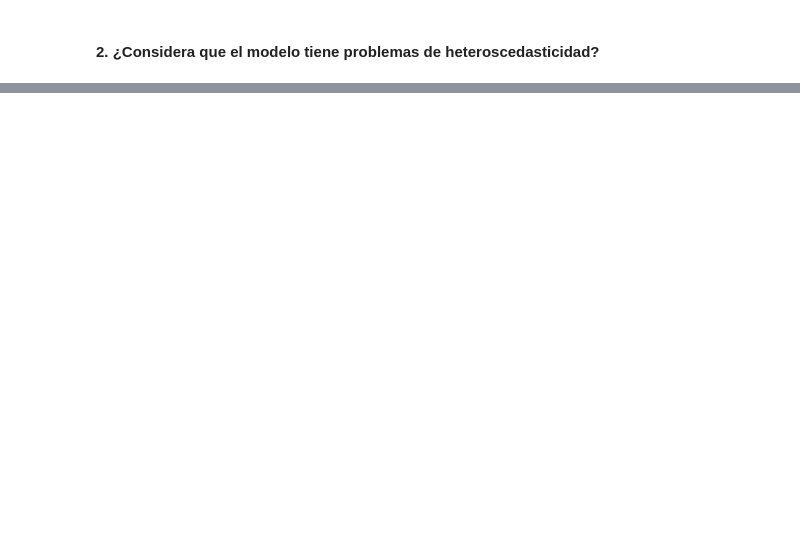
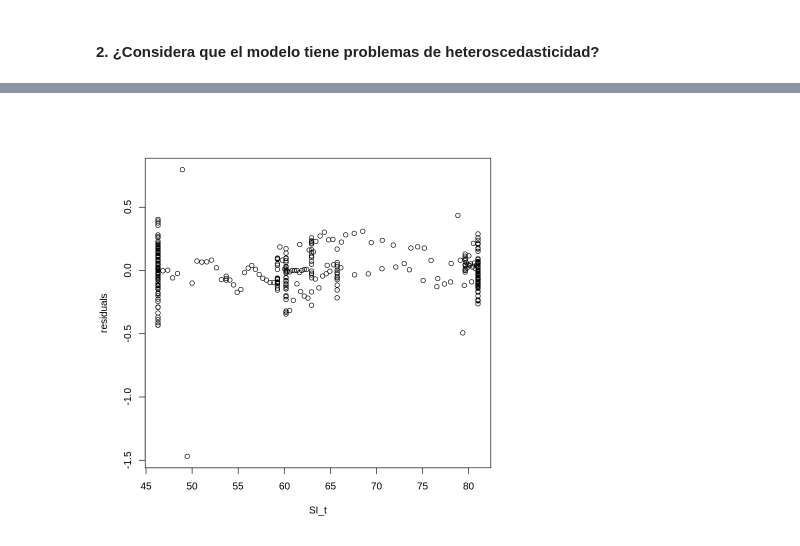
Before and after one commit to MantiMantilla/MEL-2022-2, a Jupyter notebook: Tareas/Tarea 3/Tarea 3.ipynb, the cells around one changed output, grey strips where cells are left out. Saved outputs shown, nothing was run; the diff lists cells and outputs as text; code cells hidden in the pictures; blank space fills up the shorter version.

```diff
--- a/Tareas/Tarea 3/Tarea 3.ipynb
+++ b/Tareas/Tarea 3/Tarea 3.ipynb
@@ -1591,0 +1590,6 @@ plot(yhat, res, xlab = "fitted values", ylab = "residuals")
+# %%
+resi <- modelo_init$residuals
+yhat <- fitted(modelo_init)
+plot(data$SI_t, resi, xlab = "SI_t", ylab = "residuals")
+# %% [output]
+[figure, added]
```
Also changed, not shown: parts of 21 cells of this notebook.
